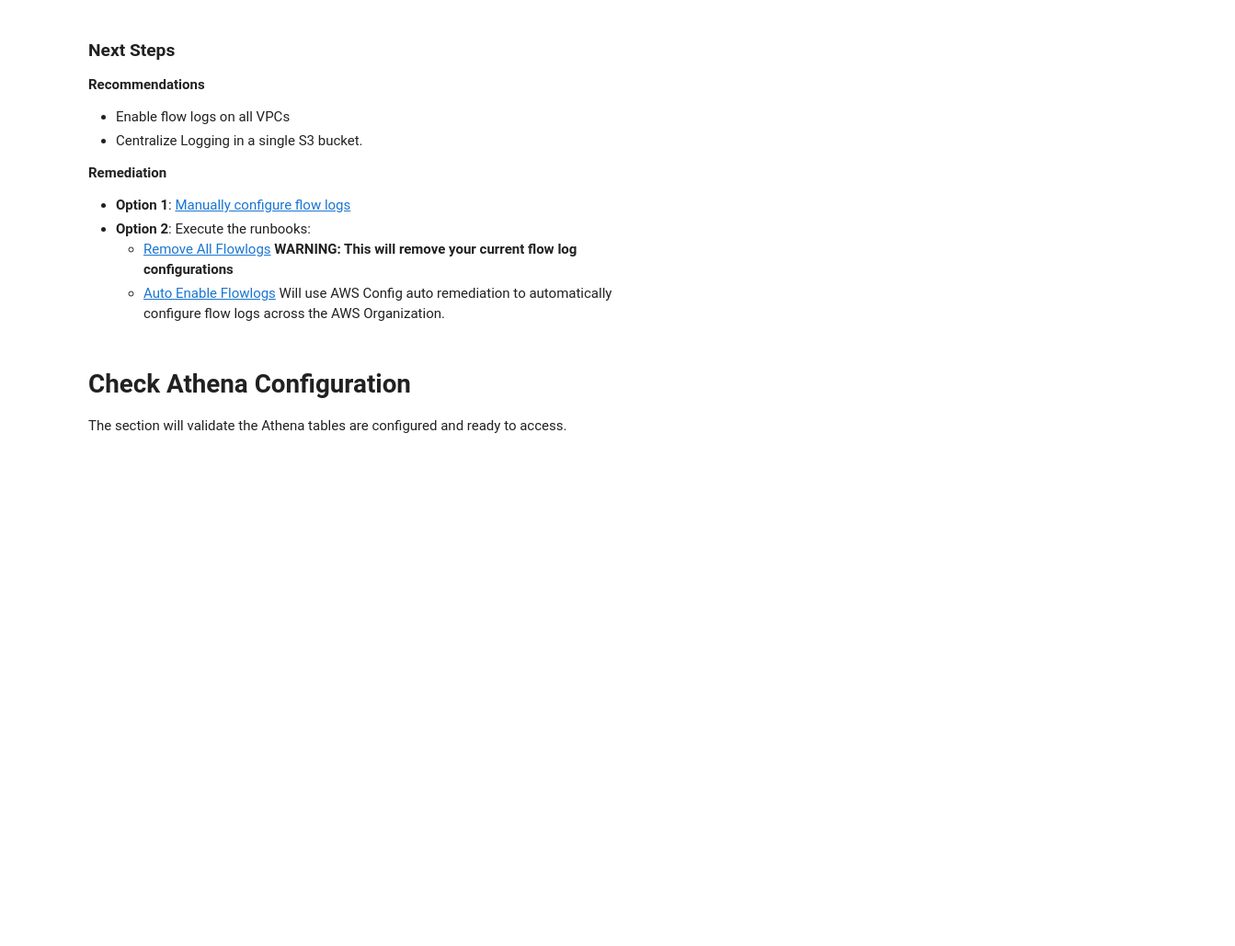
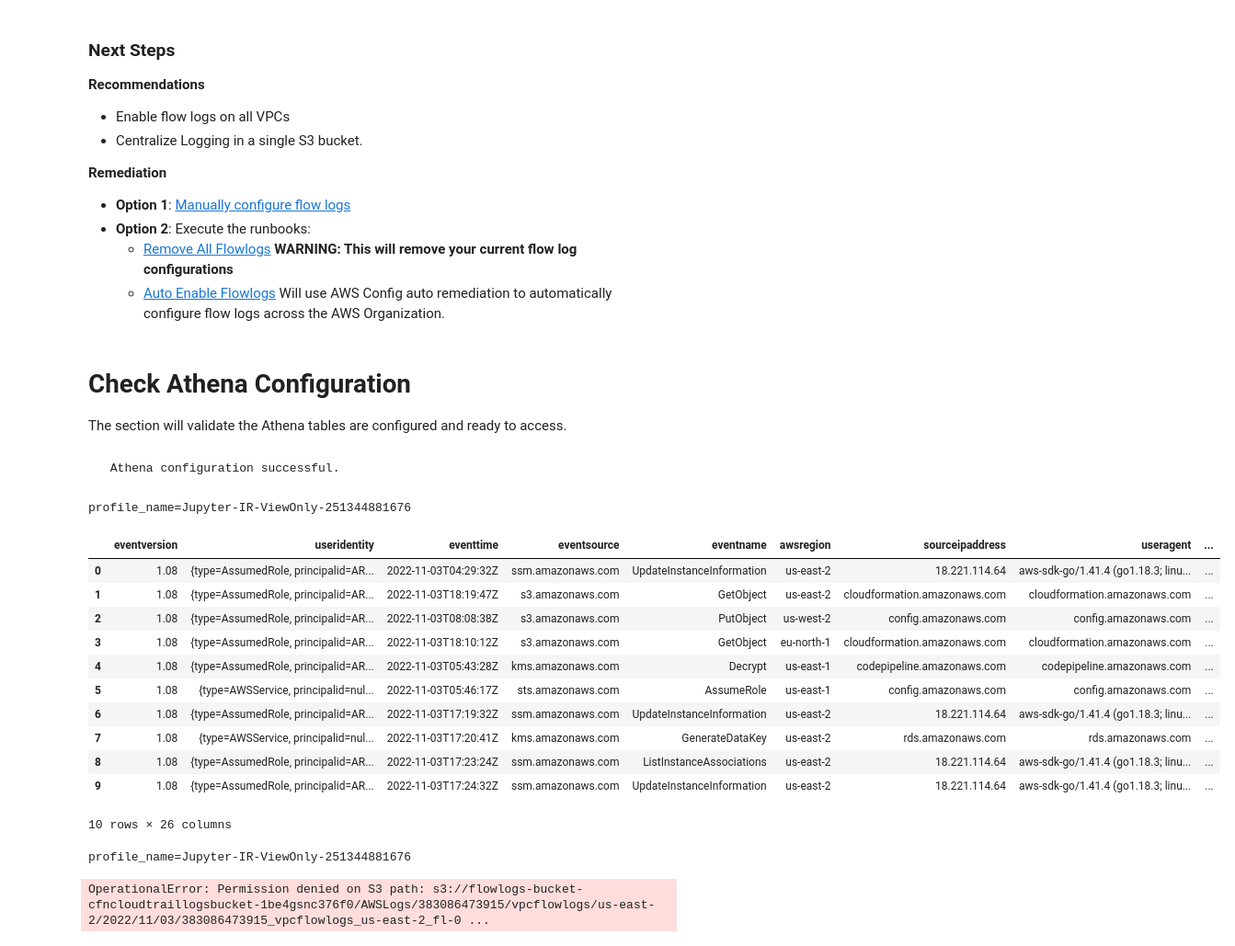
Before and after one commit to mikejgillespie/aws-incident-response-playbooks, a Jupyter notebook: jupyter/check-organization-readiness.ipynb, the cells around one changed output. Shown at 92% size. Cells and saved outputs as stored; diff of their text form; code cells hidden in the pictures; blank space fills up the shorter version.

```diff
--- a/jupyter/check-organization-readiness.ipynb
+++ b/jupyter/check-organization-readiness.ipynb
@@ -219,10 +228,10 @@ flow_logs_table=""
 config_error = False
 
 try:
-    database_response = ssm_client.get_parameter(Name='Jupyter-Athena-Database')
+    database_response = ssm_client.get_parameter(Name='Jupyter-Athena-Glue-Database')
     database_name = database_response['Parameter']['Value']
 except ssm_client.exceptions.ParameterNotFound:
-    print("Jupyter-Athena-Database not found")
+    print("Jupyter-Athena-Glue-Database not found")
     config_error = True
 try:
     cloudtrail_response = ssm_client.get_parameter(Name='Jupyter-Athena-CloudTrail-Table')
@@ -274,3 +283,40 @@ else:
      display(Markdown("""
      Athena configuration successful.
 """))
+# %% [output]
+
+     Athena configuration successful.
+# %%
+from jupyterirtools import athena
+import importlib
+importlib.reload(athena)
+
+sql = f"""SELECT *
+FROM "${{database_name}}"."${{cloudtrail_table}}"
+WHERE accountId = '{os.environ['MANAGEMENT_ACCOUNT']}'
+limit 10;"""
+
+display(athena.run_query(sql))
+# %% [output]
+profile_name=Jupyter-IR-ViewOnly-251344881676
+|  | eventversion | useridentity | eventtime | eventsource | eventname | awsregion | sourceipaddress | useragent | ... |
+| 0 | 1.08 | {type=AssumedRole, principalid=AR... | 2022-11-03T04:29:32Z | ssm.amazonaws.com | UpdateInstanceInformation | us-east-2 | 18.221.114.64 | aws-sdk-go/1.41.4 (go1.18.3; linu... | ... |
+| 1 | 1.08 | {type=AssumedRole, principalid=AR... | 2022-11-03T18:19:47Z | s3.amazonaws.com | GetObject | us-east-2 | cloudformation.amazonaws.com | cloudformation.amazonaws.com | ... |
+| 2 | 1.08 | {type=AssumedRole, principalid=AR... | 2022-11-03T08:08:38Z | s3.amazonaws.com | PutObject | us-west-2 | config.amazonaws.com | config.amazonaws.com | ... |
+| 3 | 1.08 | {type=AssumedRole, principalid=AR... | 2022-11-03T18:10:12Z | s3.amazonaws.com | GetObject | eu-north-1 | cloudformation.amazonaws.com | cloudformation.amazonaws.com | ... |
+| 4 | 1.08 | {type=AssumedRole, principalid=AR... | 2022-11-03T05:43:28Z | kms.amazonaws.com | Decrypt | us-east-1 | codepipeline.amazonaws.com | codepipeline.amazonaws.com | ... |
+| 5 | 1.08 | {type=AWSService, principalid=nul... | 2022-11-03T05:46:17Z | sts.amazonaws.com | AssumeRole | us-east-1 | config.amazonaws.com | config.amazonaws.com | ... |
+| 6 | 1.08 | {type=AssumedRole, principalid=AR... | 2022-11-03T17:19:32Z | ssm.amazonaws.com | UpdateInstanceInformation | us-east-2 | 18.221.114.64 | aws-sdk-go/1.41.4 (go1.18.3; linu... | ... |
+| 7 | 1.08 | {type=AWSService, principalid=nul... | 2022-11-03T17:20:41Z | kms.amazonaws.com | GenerateDataKey | us-east-2 | rds.amazonaws.com | rds.amazonaws.com | ... |
+| 8 | 1.08 | {type=AssumedRole, principalid=AR... | 2022-11-03T17:23:24Z | ssm.amazonaws.com | ListInstanceAssociations | us-east-2 | 18.221.114.64 | aws-sdk-go/1.41.4 (go1.18.3; linu... | ... |
+| 9 | 1.08 | {type=AssumedRole, principalid=AR... | 2022-11-03T17:24:32Z | ssm.amazonaws.com | UpdateInstanceInformation | us-east-2 | 18.221.114.64 | aws-sdk-go/1.41.4 (go1.18.3; linu... | ... |
+10 rows × 26 columns
+# %%
+from jupyterirtools import athena
+import importlib
+importlib.reload(athena)
+
+display(athena.get_vpc_flow_by_account(os.environ['MANAGEMENT_ACCOUNT']))
+# %% [output]
+profile_name=Jupyter-IR-ViewOnly-251344881676
+OperationalError: Permission denied on S3 path: s3://flowlogs-bucket-cfncloudtraillogsbucket-1be4gsnc376f0/AWSLogs/383086473915/vpcflowlogs/us-east-2/2022/11/03/383086473915_vpcflowlogs_us-east-2_fl-0 ...
```
Also changed, not shown: parts of 2 cells of this notebook, 9 other files.
